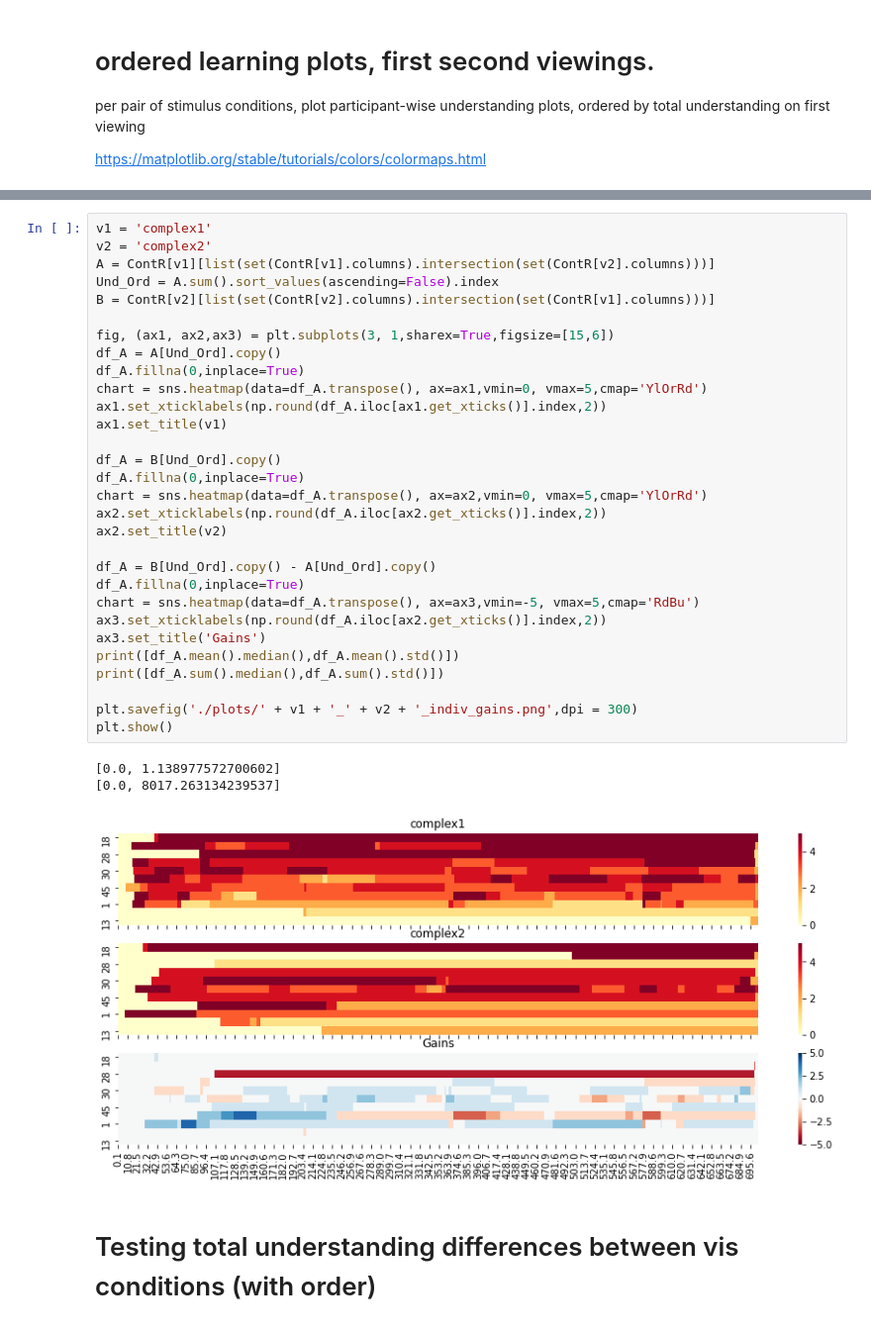
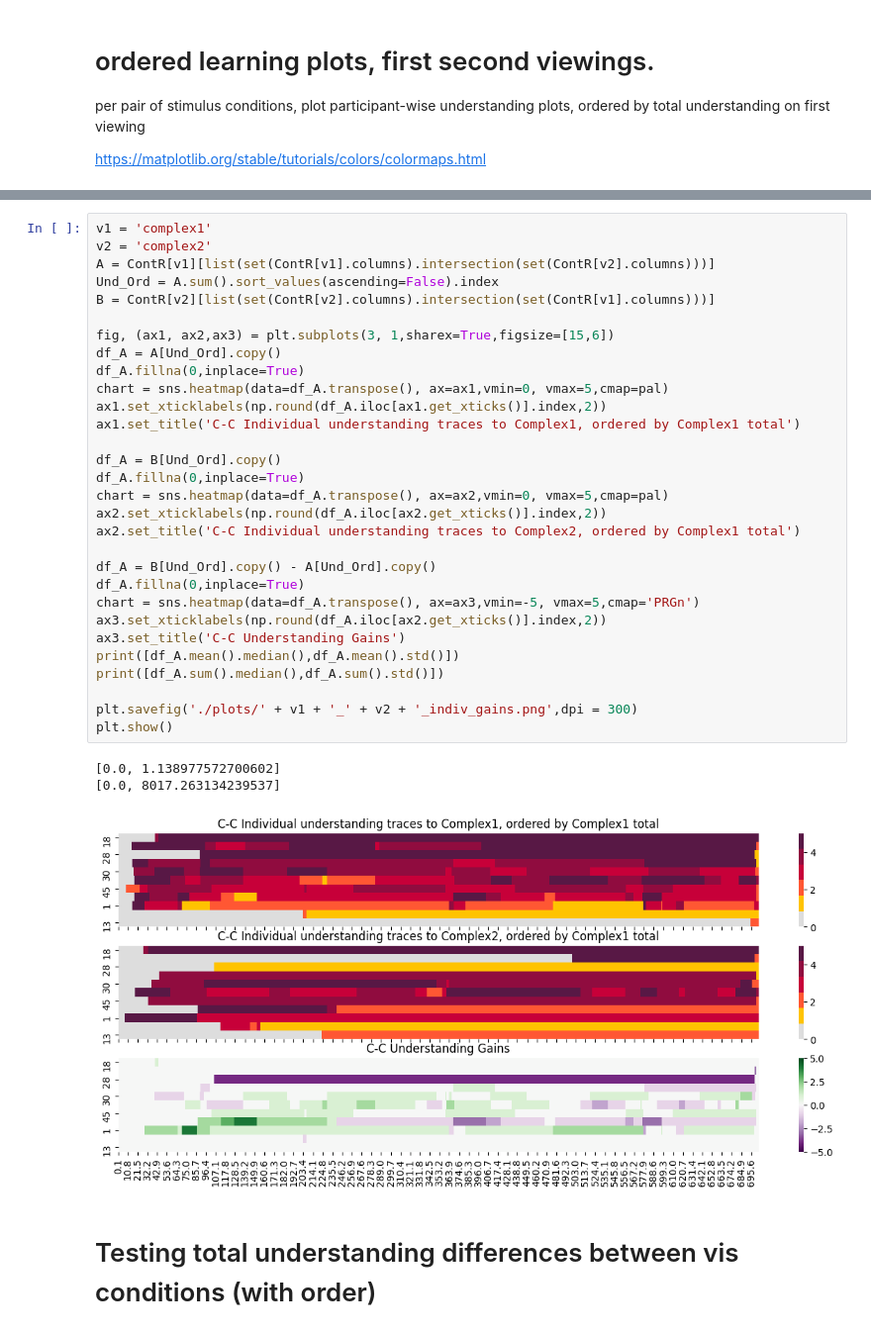
Before and after one commit to finn42/Bach_Viz_Responses, a Jupyter notebook: Bach_Vz_study_responses.ipynb, the cells around one changed output, grey strips where cells are left out. Shown at 99% size. Drawn from its saved outputs; the diff is of its cells as text.

```diff
--- a/Bach_Vz_study_responses.ipynb
+++ b/Bach_Vz_study_responses.ipynb
@@ -379,37 +379,37 @@ plt.show()
 # %%
 v1 = 'complex1'
 v2 = 'complex2'
 A = ContR[v1][list(set(ContR[v1].columns).intersection(set(ContR[v2].columns)))]
 Und_Ord = A.sum().sort_values(ascending=False).index
 B = ContR[v2][list(set(ContR[v2].columns).intersection(set(ContR[v1].columns)))]
 
 fig, (ax1, ax2,ax3) = plt.subplots(3, 1,sharex=True,figsize=[15,6])
 df_A = A[Und_Ord].copy()
 df_A.fillna(0,inplace=True)
-chart = sns.heatmap(data=df_A.transpose(), ax=ax1,vmin=0, vmax=5,cmap='YlOrRd')
+chart = sns.heatmap(data=df_A.transpose(), ax=ax1,vmin=0, vmax=5,cmap=pal)
 ax1.set_xticklabels(np.round(df_A.iloc[ax1.get_xticks()].index,2))
-ax1.set_title(v1)
+ax1.set_title('C-C Individual understanding traces to Complex1, ordered by Complex1 total')
 
 df_A = B[Und_Ord].copy()
 df_A.fillna(0,inplace=True)
-chart = sns.heatmap(data=df_A.transpose(), ax=ax2,vmin=0, vmax=5,cmap='YlOrRd')
+chart = sns.heatmap(data=df_A.transpose(), ax=ax2,vmin=0, vmax=5,cmap=pal)
 ax2.set_xticklabels(np.round(df_A.iloc[ax2.get_xticks()].index,2))
-ax2.set_title(v2)
+ax2.set_title('C-C Individual understanding traces to Complex2, ordered by Complex1 total')
 
 df_A = B[Und_Ord].copy() - A[Und_Ord].copy()
 df_A.fillna(0,inplace=True)
-chart = sns.heatmap(data=df_A.transpose(), ax=ax3,vmin=-5, vmax=5,cmap='RdBu')
+chart = sns.heatmap(data=df_A.transpose(), ax=ax3,vmin=-5, vmax=5,cmap='PRGn')
 ax3.set_xticklabels(np.round(df_A.iloc[ax2.get_xticks()].index,2))
-ax3.set_title('Gains')
+ax3.set_title('C-C Understanding Gains')
 print([df_A.mean().median(),df_A.mean().std()])
 print([df_A.sum().median(),df_A.sum().std()])
 
 plt.savefig('./plots/' + v1 + '_' + v2 + '_indiv_gains.png',dpi = 300)
 plt.show()
 # %% [output]
 [0.0, 1.138977572700602]
 [0.0, 8017.263134239537]
-[figure, old version]
+[figure, new version]
 # %% [markdown]
 # Testing total understanding differences between vis conditions (with order)
 # %%
```
Also changed, not shown: parts of 3 cells of this notebook, 4 other files.
